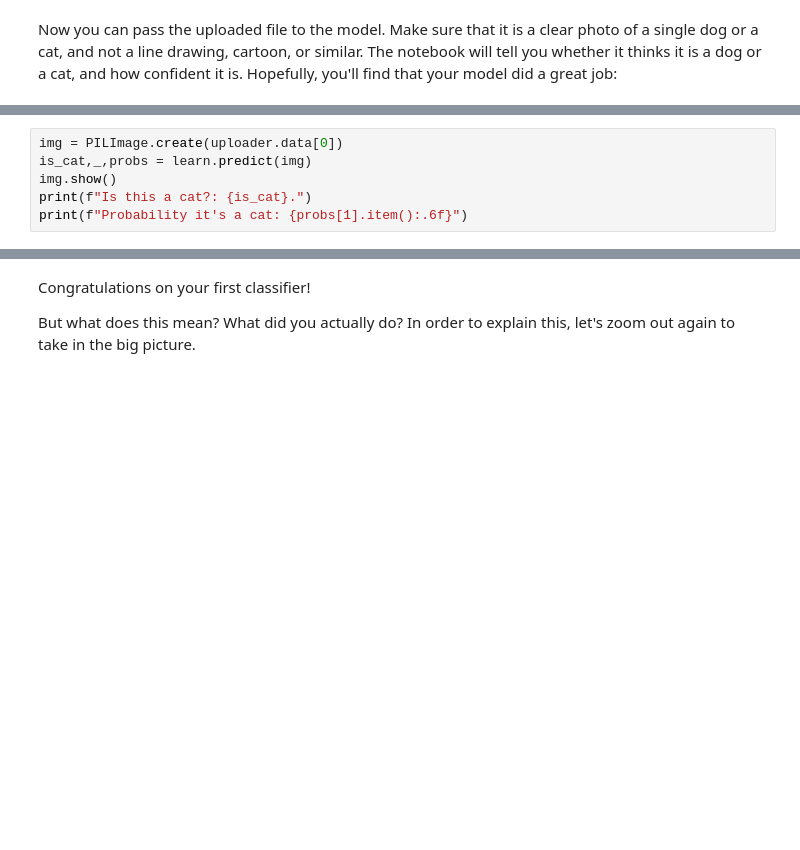
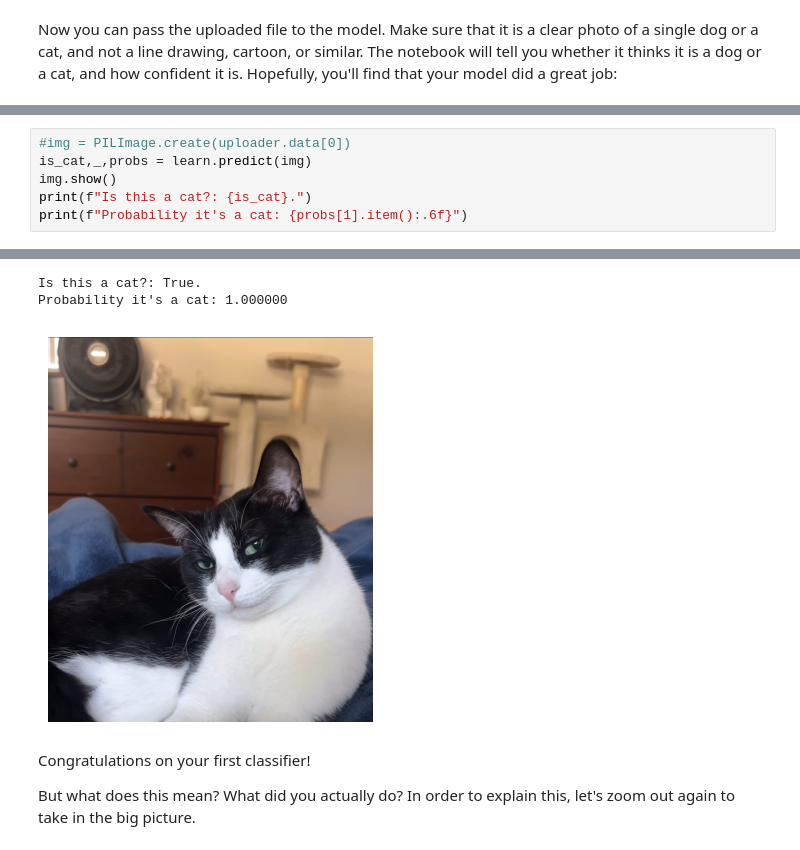
Before and after one commit to AdamArras/PDLfc, a Jupyter notebook: 01_intro.ipynb, the cells around one changed output, grey strips where cells are left out. Cells and saved outputs as stored; diff of their text form; blank space fills up the shorter version.

```diff
--- a/01_intro.ipynb
+++ b/01_intro.ipynb
@@ -276,6 +294,7 @@ uploader = SimpleNamespace(data = ['images/chapter1_cat_example.jpg'])
 # %%
-img = PILImage.create(uploader.data[0])
+#img = PILImage.create(uploader.data[0])
 is_cat,_,probs = learn.predict(img)
 img.show()
 print(f"Is this a cat?: {is_cat}.")
 print(f"Probability it's a cat: {probs[1].item():.6f}")
+# %% [output]
@@ -282,3 +302,6 @@ print(f"Probability it's a cat: {probs[1].item():.6f}")
+Is this a cat?: True.
+Probability it's a cat: 1.000000
+[figure, added]
 # %% [markdown]
 Congratulations on your first classifier!
 
```
Also changed, not shown: parts of 7 cells of this notebook.
